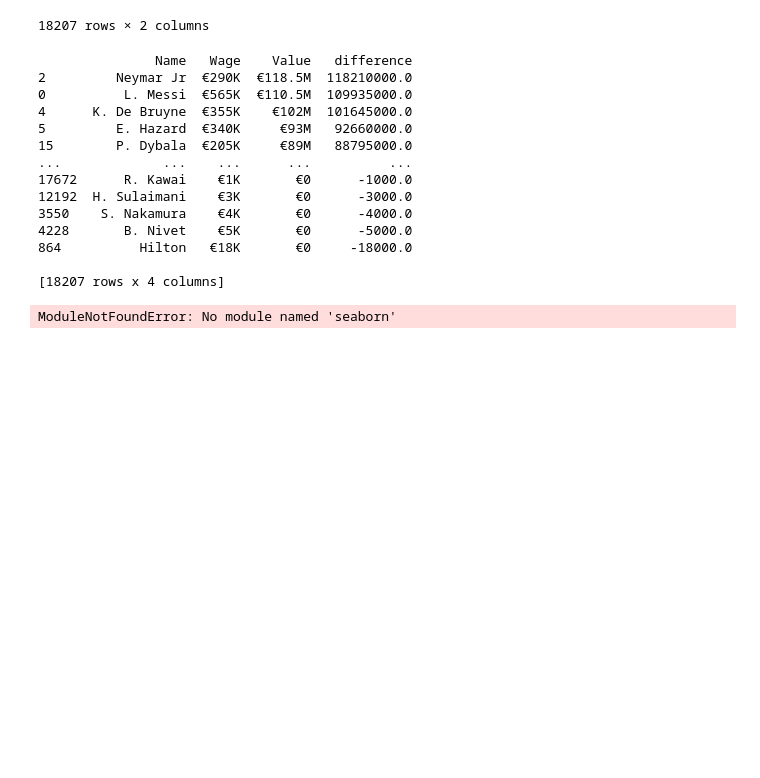
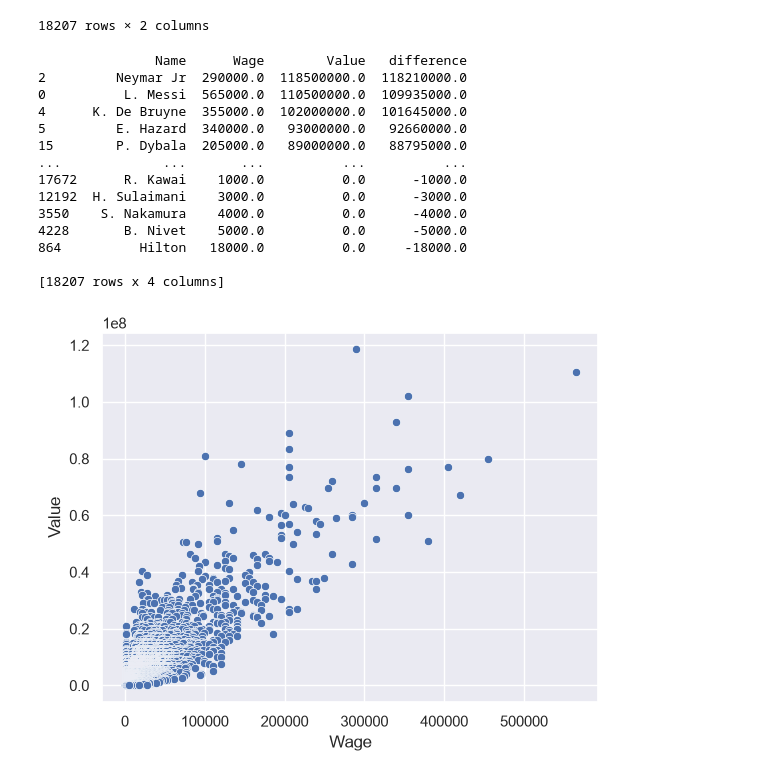
Before and after one commit to iamchinchan/andrei_course_py_developer, a Jupyter notebook: ML_basics/soccer.ipynb, the cells around one changed output. Drawn from its saved outputs; the diff is of its cells as text; code cells hidden in the pictures; blank space fills up the shorter version.

```diff
--- a/ML_basics/soccer.ipynb
+++ b/ML_basics/soccer.ipynb
@@ -176,28 +176,32 @@ def convert_value(val):
         return float(val)
     except:
         return 0.0
+# %%
+good_players_df["Value"] = good_players_df["Value"].apply(convert_value)
+good_players_df["Wage"] = good_players_df["Wage"].apply(convert_value)
 # %%
-good_players_df["difference"] = good_players_df["Value"].apply(
-    convert_value
-) - good_players_df["Wage"].apply(convert_value)
+good_players_df["difference"] = good_players_df["Value"] - good_players_df["Wage"]
 good_players_df.sort_values(by="difference", ascending=False, inplace=True)
 print(good_players_df)
 # %% [output]
-               Name   Wage    Value   difference
-2         Neymar Jr  €290K  €118.5M  118210000.0
-0          L. Messi  €565K  €110.5M  109935000.0
-4      K. De Bruyne  €355K    €102M  101645000.0
-5         E. Hazard  €340K     €93M   92660000.0
-15        P. Dybala  €205K     €89M   88795000.0
-...             ...    ...      ...          ...
-17672      R. Kawai    €1K       €0      -1000.0
-12192  H. Sulaimani    €3K       €0      -3000.0
-3550    S. Nakamura    €4K       €0      -4000.0
-4228       B. Nivet    €5K       €0      -5000.0
-864          Hilton   €18K       €0     -18000.0
+               Name      Wage        Value   difference
+2         Neymar Jr  290000.0  118500000.0  118210000.0
+0          L. Messi  565000.0  110500000.0  109935000.0
+4      K. De Bruyne  355000.0  102000000.0  101645000.0
+5         E. Hazard  340000.0   93000000.0   92660000.0
+15        P. Dybala  205000.0   89000000.0   88795000.0
+...             ...       ...          ...          ...
+17672      R. Kawai    1000.0          0.0      -1000.0
+12192  H. Sulaimani    3000.0          0.0      -3000.0
+3550    S. Nakamura    4000.0          0.0      -4000.0
+4228       B. Nivet    5000.0          0.0      -5000.0
+864          Hilton   18000.0          0.0     -18000.0
 
 [18207 rows x 4 columns]
 # %%
 import seaborn as sns
+
+sns.set_theme()
+graph = sns.scatterplot(x="Wage", y="Value", data=good_players_df)
 # %% [output]
-ModuleNotFoundError: No module named 'seaborn'
+[figure, added]
```
Also changed, not shown: parts of 2 cells of this notebook.
